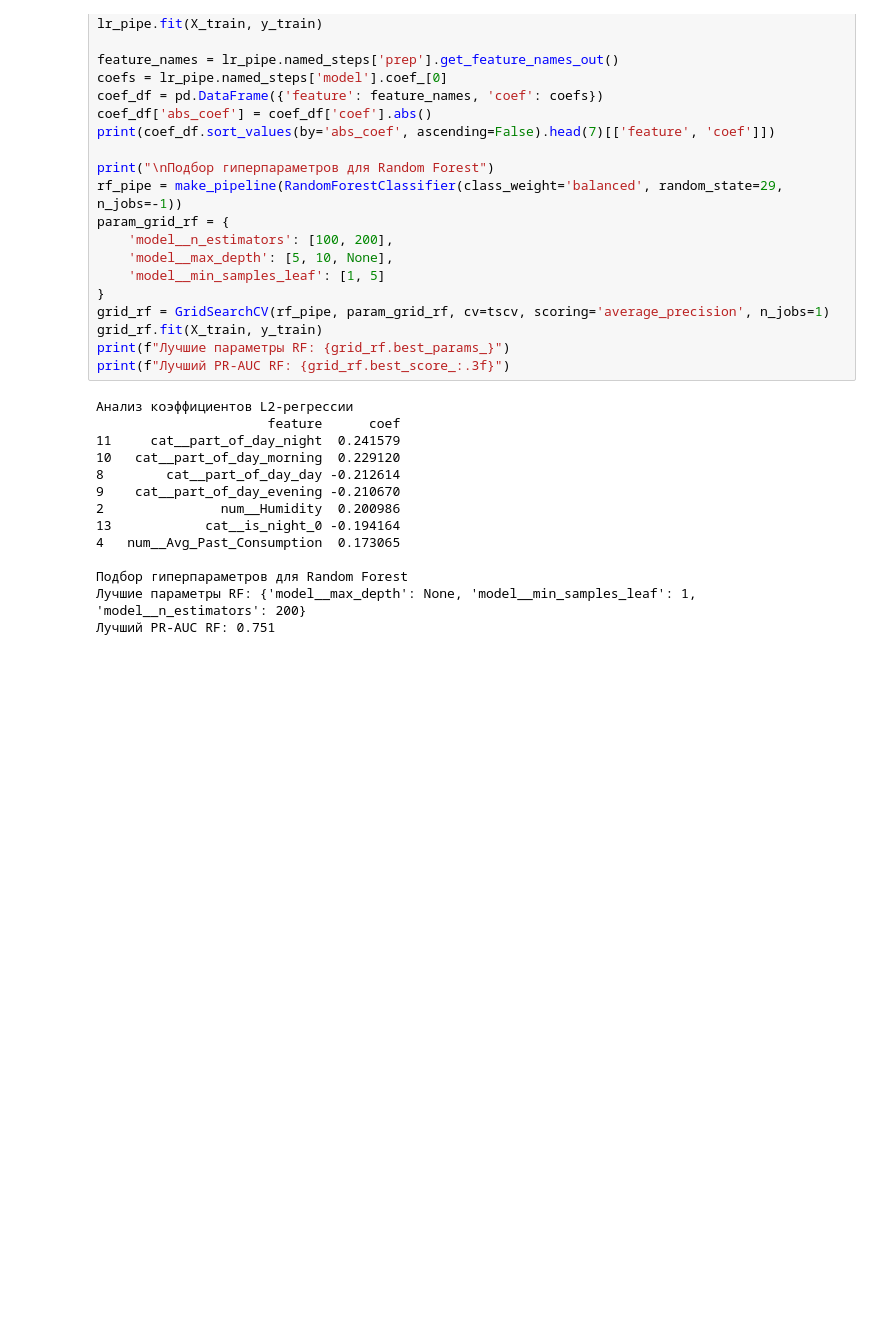
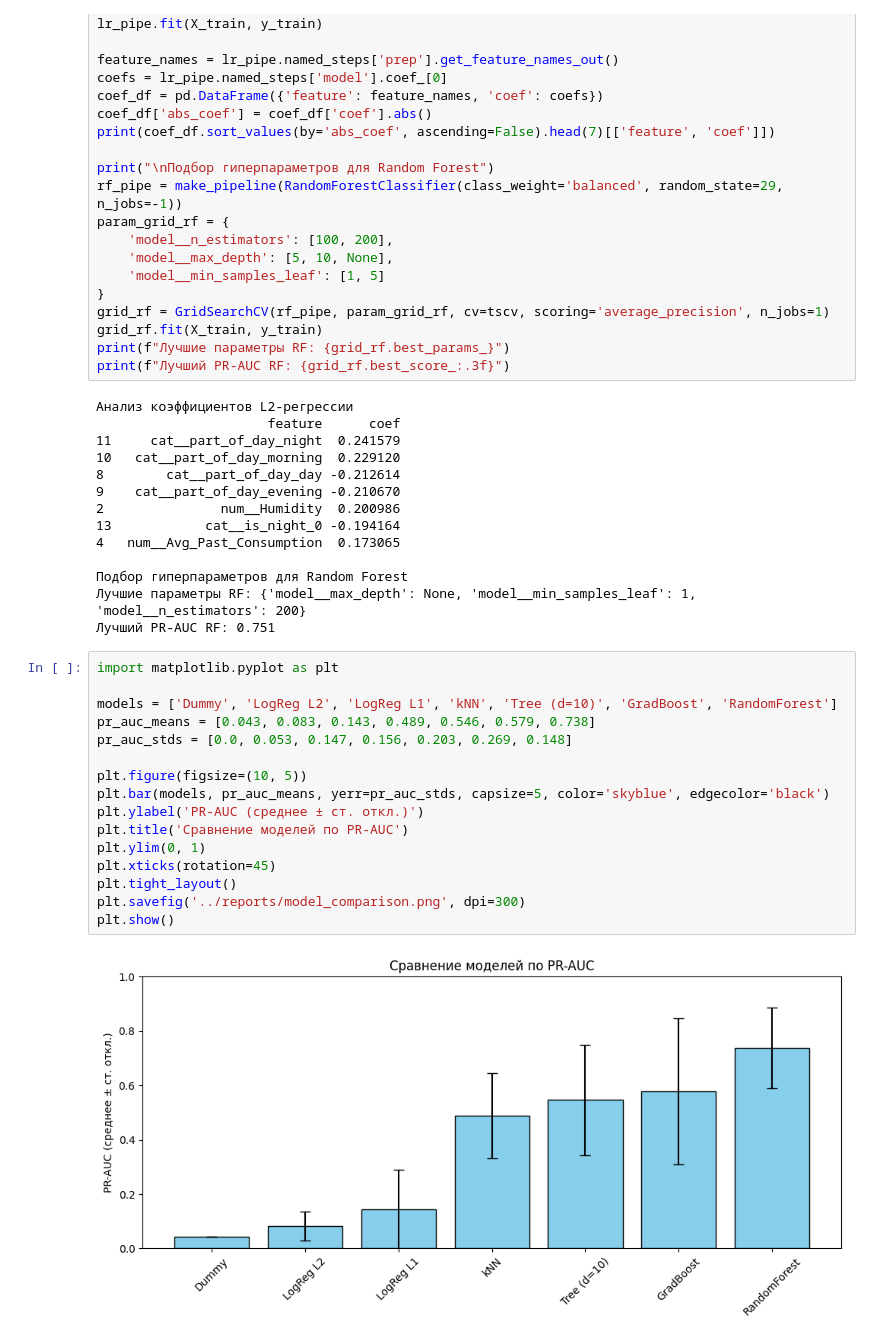
Before and after one commit to Trixyph/ElectricityConsumption_Analysis, a Jupyter notebook: notebooks/2.ipynb, the cells around one changed output. Saved outputs shown, nothing was run; the diff lists cells and outputs as text; blank space fills up the shorter version.

```diff
--- a/notebooks/2.ipynb
+++ b/notebooks/2.ipynb
@@ -175,3 +175,21 @@ print(f"Лучший PR-AUC RF: {grid_rf.best_score_:.3f}")
 Подбор гиперпараметров для Random Forest
 Лучшие параметры RF: {'model__max_depth': None, 'model__min_samples_leaf': 1, 'model__n_estimators': 200}
 Лучший PR-AUC RF: 0.751
+# %%
+import matplotlib.pyplot as plt
+
+models = ['Dummy', 'LogReg L2', 'LogReg L1', 'kNN', 'Tree (d=10)', 'GradBoost', 'RandomForest']
+pr_auc_means = [0.043, 0.083, 0.143, 0.489, 0.546, 0.579, 0.738]
+pr_auc_stds = [0.0, 0.053, 0.147, 0.156, 0.203, 0.269, 0.148]
+
+plt.figure(figsize=(10, 5))
+plt.bar(models, pr_auc_means, yerr=pr_auc_stds, capsize=5, color='skyblue', edgecolor='black')
+plt.ylabel('PR-AUC (среднее ± ст. откл.)')
+plt.title('Сравнение моделей по PR-AUC')
+plt.ylim(0, 1)
+plt.xticks(rotation=45)
+plt.tight_layout()
+plt.savefig('../reports/model_comparison.png', dpi=300)
+plt.show()
+# %% [output]
+[figure, added]
```
Also changed, not shown: parts of 1 cell of this notebook, 5 other files.
